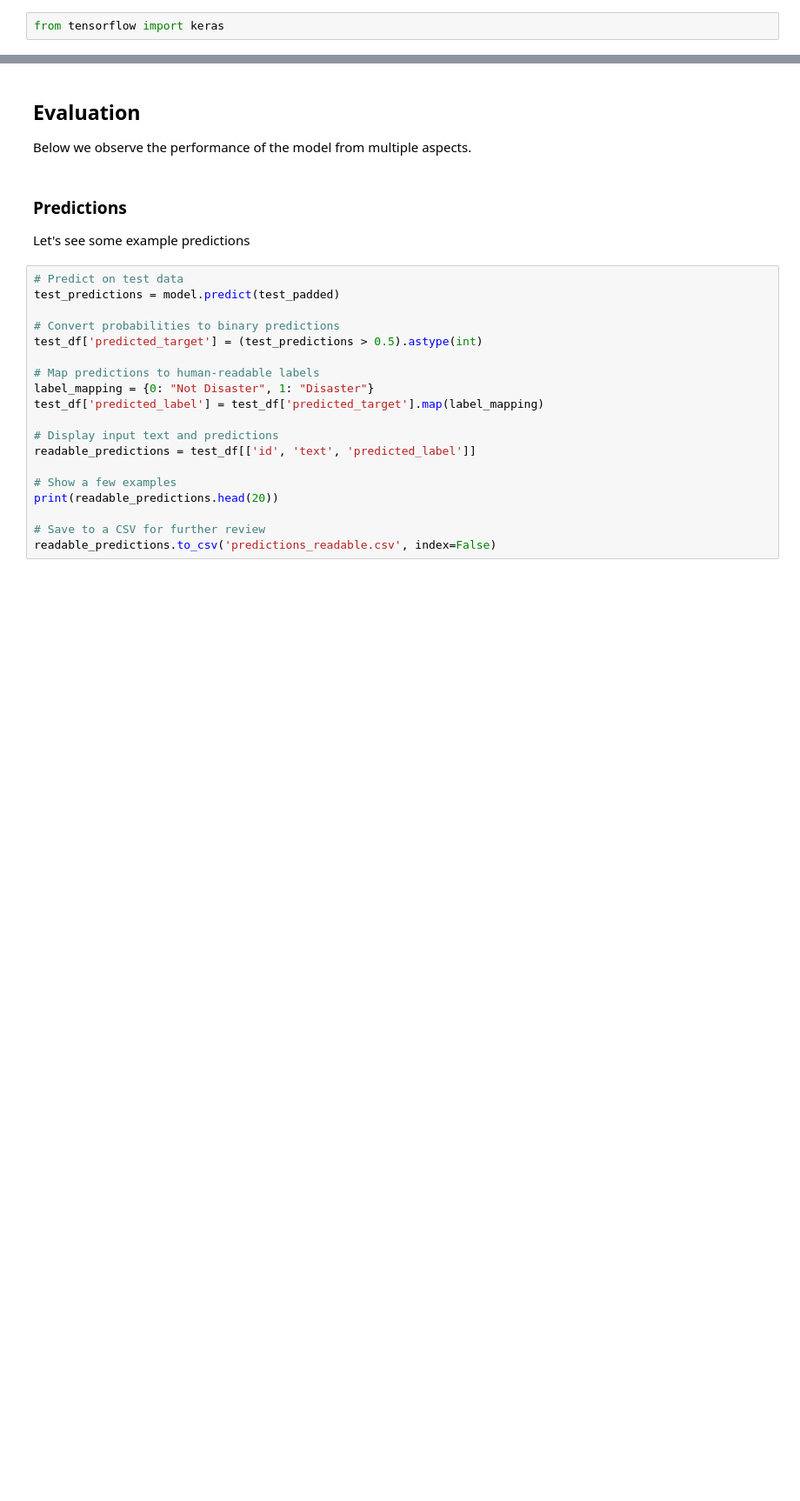
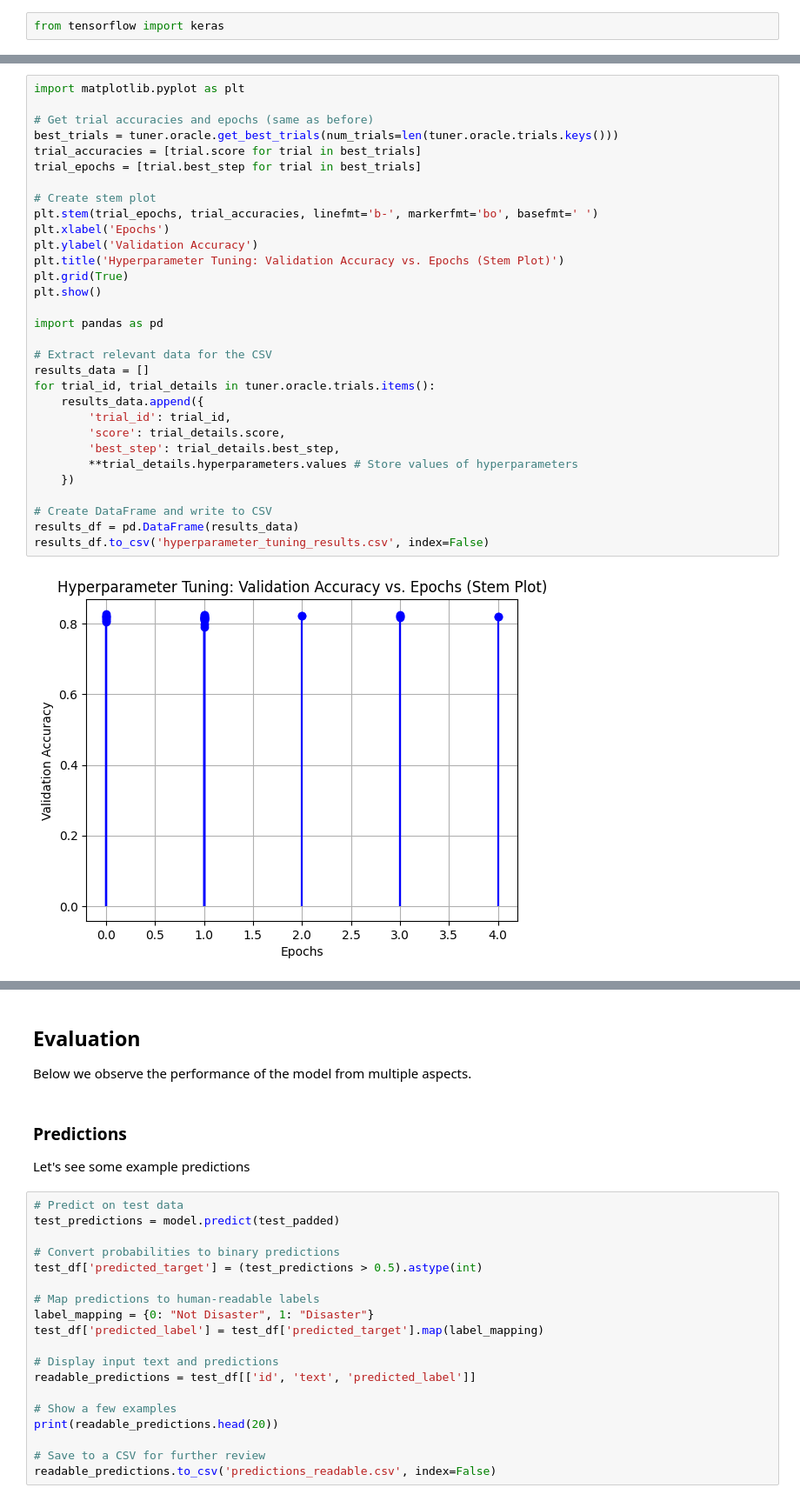
Before and after one commit to gb999/LuaLuaLua, a Jupyter notebook: LuaLuaLua.ipynb, the cells around one changed output, grey strips where cells are left out. Shown: that part at 87% size. Drawn from its saved outputs; the diff is of its cells as text; blank space fills up the shorter version.

```diff
--- a/LuaLuaLua.ipynb
+++ b/LuaLuaLua.ipynb
@@ -407,0 +415,33 @@ Epoch 3/10
+# %%
+import matplotlib.pyplot as plt
+
+# Get trial accuracies and epochs (same as before)
+best_trials = tuner.oracle.get_best_trials(num_trials=len(tuner.oracle.trials.keys()))
+trial_accuracies = [trial.score for trial in best_trials]
+trial_epochs = [trial.best_step for trial in best_trials]
+
+# Create stem plot
+plt.stem(trial_epochs, trial_accuracies, linefmt='b-', markerfmt='bo', basefmt=' ')
+plt.xlabel('Epochs')
+plt.ylabel('Validation Accuracy')
+plt.title('Hyperparameter Tuning: Validation Accuracy vs. Epochs (Stem Plot)')
+plt.grid(True)
+plt.show()
+
+import pandas as pd
+
+# Extract relevant data for the CSV
+results_data = []
+for trial_id, trial_details in tuner.oracle.trials.items():
+    results_data.append({
+        'trial_id': trial_id,
+        'score': trial_details.score,
+        'best_step': trial_details.best_step,
+        **trial_details.hyperparameters.values # Store values of hyperparameters
+    })
+
+# Create DataFrame and write to CSV
+results_df = pd.DataFrame(results_data)
+results_df.to_csv('hyperparameter_tuning_results.csv', index=False)
+# %% [output]
+[figure, added]
```
Also changed, not shown: parts of 19 cells of this notebook.
